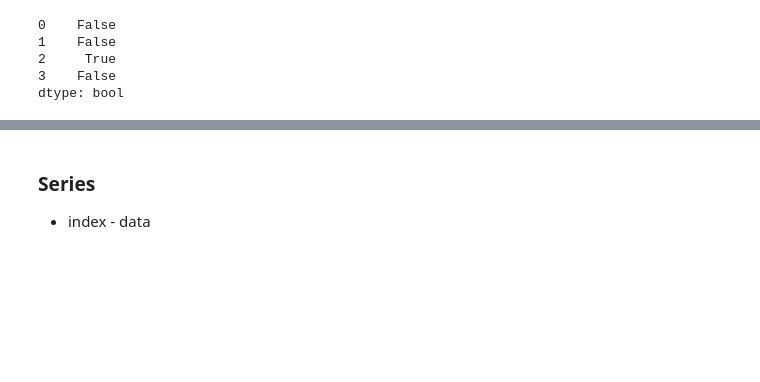
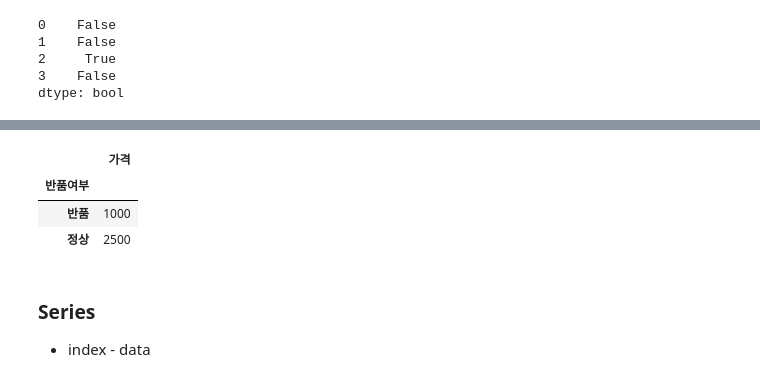
Before and after one commit to angelamyungjoosong/study_data_analytics, a Jupyter notebook: codes/pandass/beginners.ipynb, the cells around one changed output, grey strips where cells are left out. Cells and saved outputs as stored; diff of their text form; code cells hidden in the pictures; blank space fills up the shorter version.

```diff
--- a/codes/pandass/beginners.ipynb
+++ b/codes/pandass/beginners.ipynb
@@ -96,3 +109,10 @@ dtype: bool
+# %%
+pd.pivot_table(data=df_saledays_dropcol, index = '반품여부', values='가격')
+# %% [output]
+|  | 가격 |
+| 반품여부 |  |
+| 반품 | 1000 |
+| 정상 | 2500 |
 # %% [markdown]
 ### Series
 - index - data
```
Also changed, not shown: parts of 8 cells of this notebook, 1 other file.
